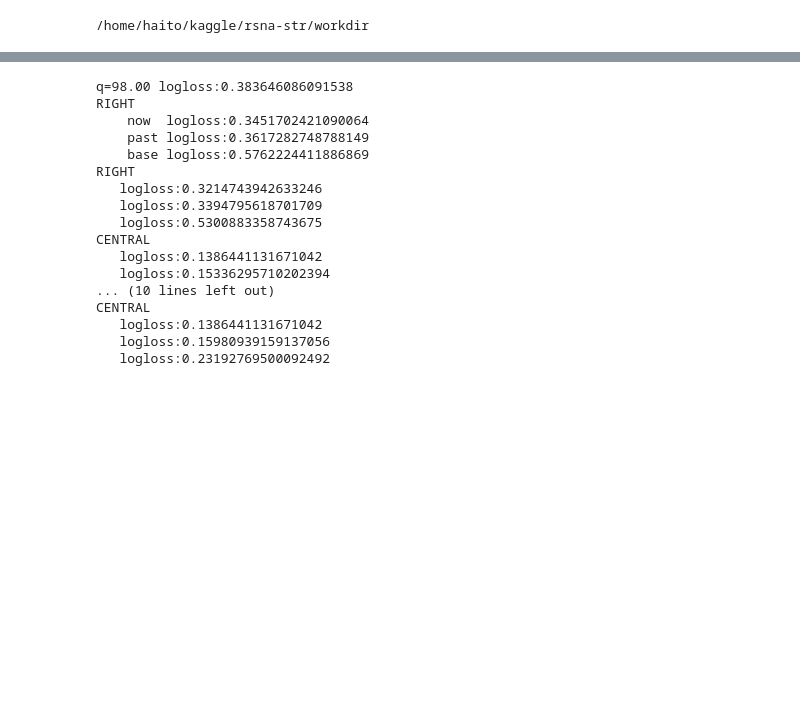
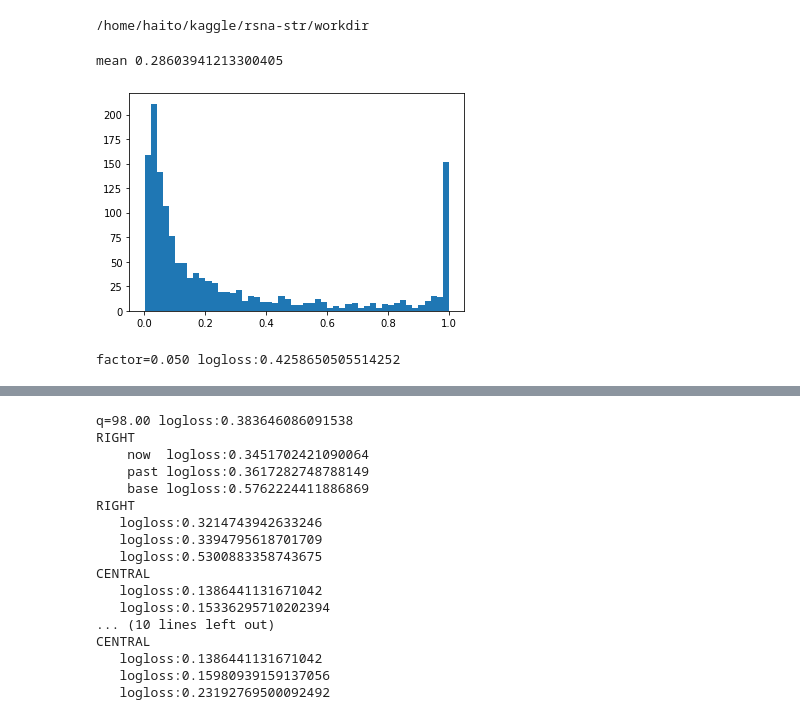
Before and after one commit to lisosia/kaggle-rsna-str, a Jupyter notebook: workdir/notebook/eda-postprocess.ipynb, the cells around one changed output, grey strips where cells are left out. Cells and saved outputs as stored; diff of their text form; code cells hidden in the pictures; blank space fills up the shorter version.

```diff
--- a/workdir/notebook/eda-postprocess.ipynb
+++ b/workdir/notebook/eda-postprocess.ipynb
@@ -108,3 +108,7 @@ q=97.00 logloss:0.40408809195191403   <================ Best. epが進むほど
 q=98.00 logloss:0.4081253578858078
 q=99.00 logloss:0.4430865048629079
 """
+# %%
+F = 3.8250639579850194  # for exp001ep1
+def calib_p(arr, factor=F):  # set factor>1 to enhance positive prob
+    return arr * factor / (arr * factor + (1-arr))
@@ -110,0 +140,48 @@ q=99.00 logloss:0.4430865048629079
+# %%
+# いくつかパターンためしたがどれもだめ
+def post2_prob_pos(p_pe_arr, q=1.0):
+    p_pe_arr = np.sort(p_pe_arr.values)[int(len(p_pe_arr)*0.7):]
+    length = len(p_pe_arr)
+    """q : [0,1] """
+    neg_prob = 1.0
+    for p in p_pe_arr:
+        neg_prob *= np.power((1-p), 60 / length)
+    return 1 - neg_prob
+# %%
+# for factor in [0.01, 0.02, 0.05, 0.1, 0.2, 0.4, 1.0]:
+# for factor in [0.05]:
+for _ in [0.05]:
+
+    LABELS = []
+    PREDS = []
+
+    for study in t.StudyInstanceUID.unique():
+        sops = agg.loc[study]
+        label = agg_one.loc[study]
+        label_is_pe = int((not label.indeterminate) and (not label.negative_exam_for_pe))
+        LABELS.append(label_is_pe)
+
+        prediction =  raw_pred.loc[sops]  # preds for current study
+
+        # pe pre
+        probs_pe_present = prediction.pe_present
+        probs_pe_present = calib_p(probs_pe_present)
+        pe_prob = post2_prob_pos(probs_pe_present, q=0.2)
+
+
+        pe_prob = calib_p(pe_prob, factor=0.02)
+
+        PREDS.append(pe_prob)
+
+        # break
+    # break
+    print( "mean", np.mean(PREDS) )
+
+    plt.hist(PREDS, bins=50)
+    plt.show()
+    print(f"factor={factor:.3f} logloss:{log_loss(LABELS, PREDS)}")
+    break
+# %% [output]
+mean 0.28603941213300405
+[figure, added]
+factor=0.050 logloss:0.4258650505514252
```
Also changed, not shown: parts of 5 cells of this notebook, 5 other files.
